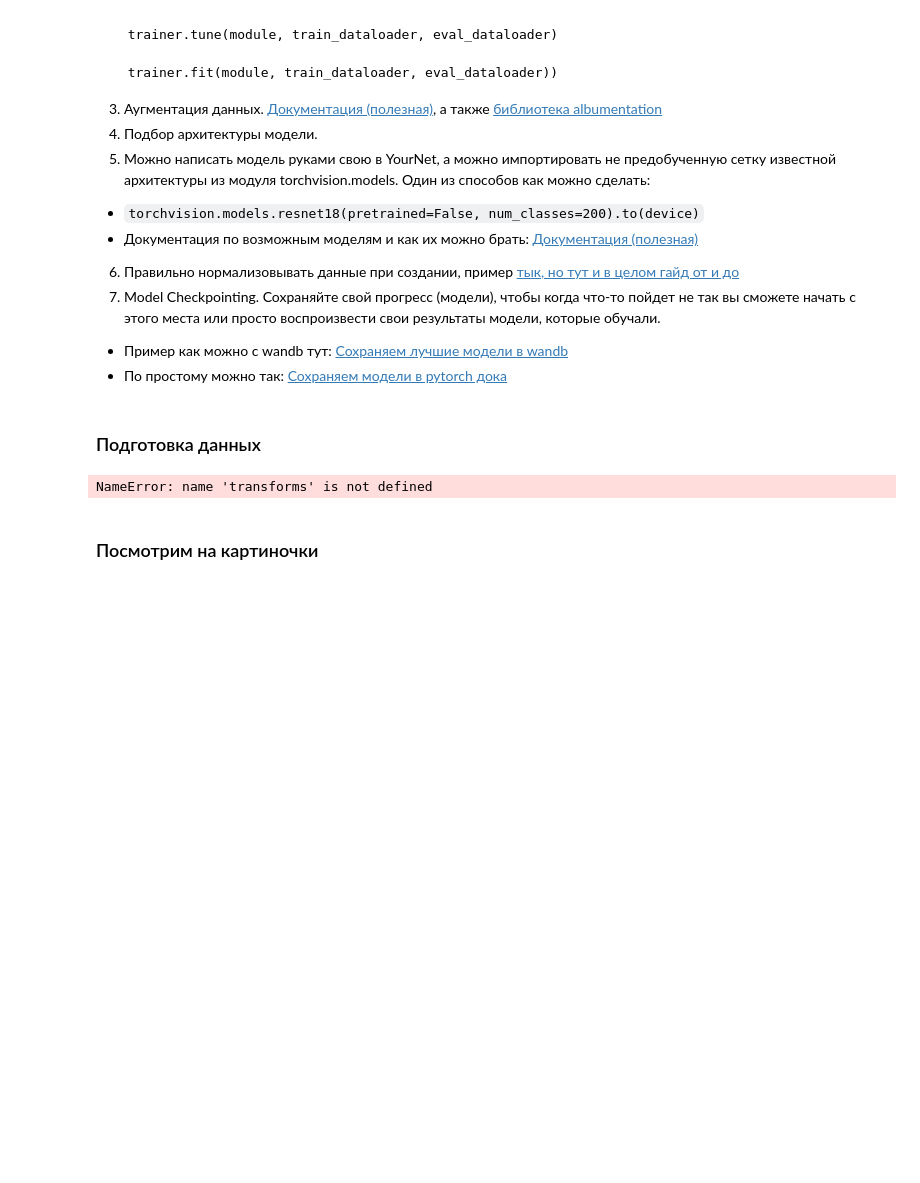
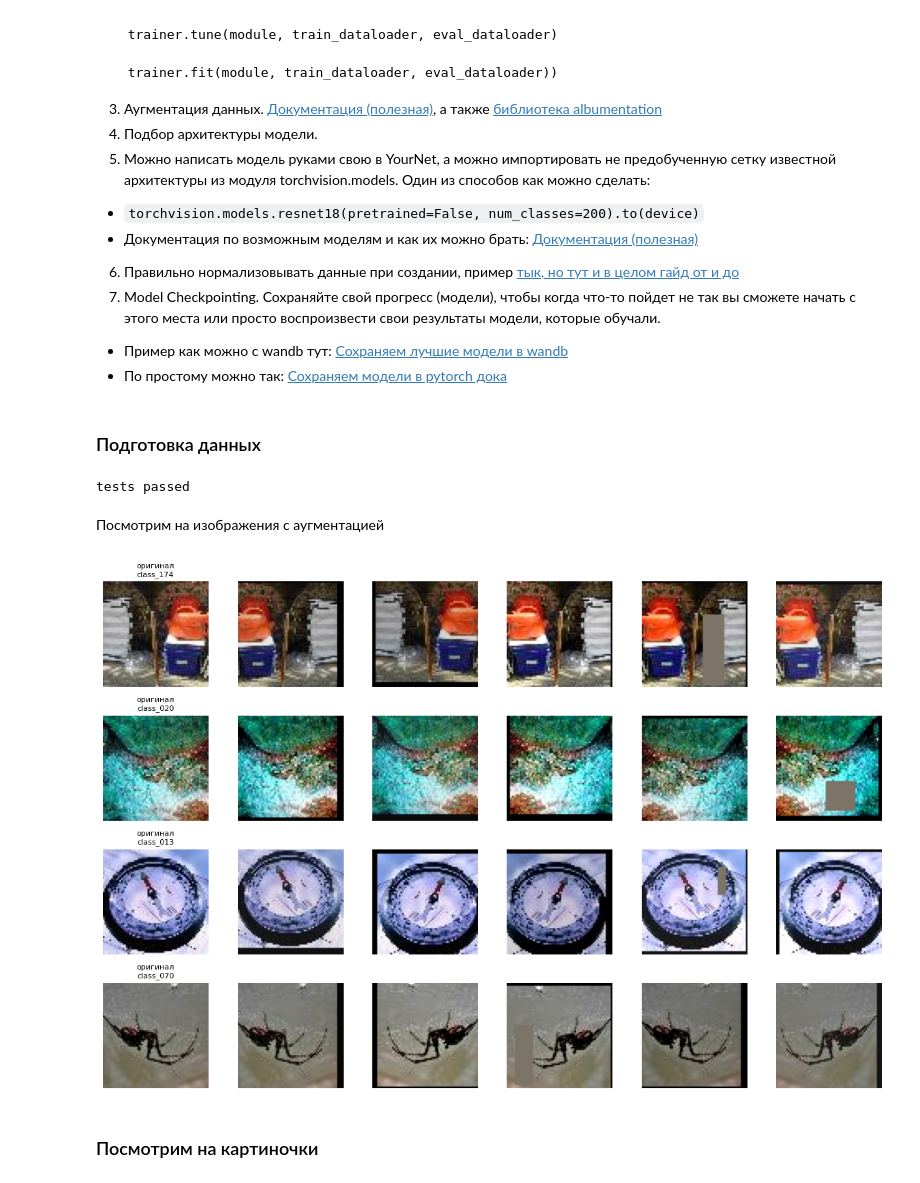
Before and after one commit to denic-t/iad-deep-learning-homework, a Jupyter notebook: hw2/hw_2.ipynb, the cells around one changed output. Cells and saved outputs as stored; diff of their text form; code cells hidden in the pictures; blank space fills up the shorter version.

Commit message:
Adding augmentation in train_transform

```diff
--- a/hw2/hw_2.ipynb
+++ b/hw2/hw_2.ipynb
@@ -179,10 +179,18 @@ norm_mean = (0.485, 0.456, 0.406)
 norm_std = (0.229, 0.224, 0.225)
 
 train_transform = transforms.Compose([
+    # Вырезание картинки 64x64 с добавлением паддинга перед самим кропом
     transforms.RandomCrop(64, padding=4),
+    # с p=0.5 отзеркаливает по горизонтали
     transforms.RandomHorizontalFlip(),
+    # случайно меняет яркость, контраст и насыщенность в пределах +-20%
+    transforms.ColorJitter(brightness=0.2, contrast=0.2, saturation=0.2),
+    # PIL (H, W, 3, uint8 0-255) -> Tensor (3, H, W, float 0-1)
     transforms.ToTensor(),
+    # Нормализация по каналам
     transforms.Normalize(norm_mean, norm_std),
+    # с вероятностью 25% заливает нулями прямоугольник 2-15% площади
+    transforms.RandomErasing(p=0.25, scale=(0.02, 0.15))
 ])
 val_transform = transforms.Compose([
     transforms.ToTensor(),
@@ -195,14 +203,37 @@ val_dataset = ImageFolder(DATA_ROOT + '/val', transform=val_transform)
 
 train_dataloader = DataLoader(train_dataset, batch_size=256, shuffle=True, num_workers=2)
 val_dataloader = DataLoader(val_dataset, batch_size=512, shuffle=False, num_workers=2)
-# %% [output]
-NameError: name 'transforms' is not defined
 # %%
 # Just very simple sanity checks
 assert isinstance(train_dataset[0], tuple)
 assert len(train_dataset[0]) == 2
 assert isinstance(train_dataset[1][1], int)
 print("tests passed")
+# %% [output]
+tests passed
+# %% [markdown]
+Посмотрим на изображения с аугментацией
+# %%
+n_images, n_augs = 4, 5
+raw_dataset = ImageFolder(DATA_ROOT + '/train')
+mean = torch.tensor(norm_mean).view(3, 1, 1)
+std = torch.tensor(norm_std).view(3, 1, 1)
+
+idx = random.sample(range(len(raw_dataset)), n_images)
+fig, axes = plt.subplots(n_images, n_augs + 1, figsize=(2 * (n_augs + 1), 2 * n_images))
+for row, i in enumerate(idx):
+    img, label = raw_dataset[i]
+    axes[row, 0].imshow(img)
+    axes[row, 0].set_title(f"оригинал\n{raw_dataset.classes[label]}", fontsize=8)
+    for col in range(1, n_augs + 1):
+        aug = train_transform(img) * std + mean
+        axes[row, col].imshow(aug.clamp(0, 1).permute(1, 2, 0))
+    for ax in axes[row]:
+        ax.axis("off")
+plt.tight_layout()
+plt.show()
+# %% [output]
+[figure, added]
 # %% [markdown]
 ### Посмотрим на картиночки
 # %%
```
